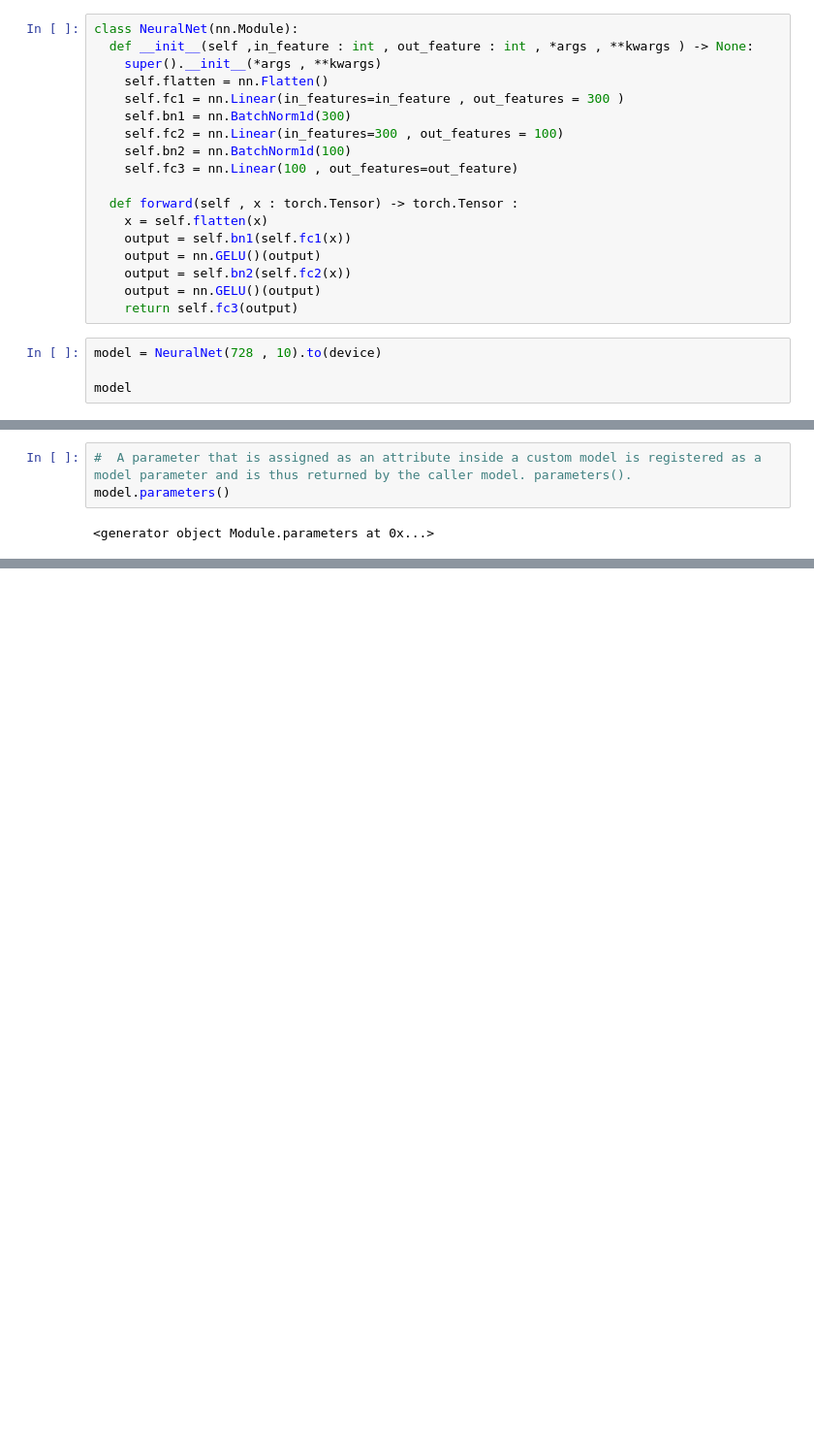
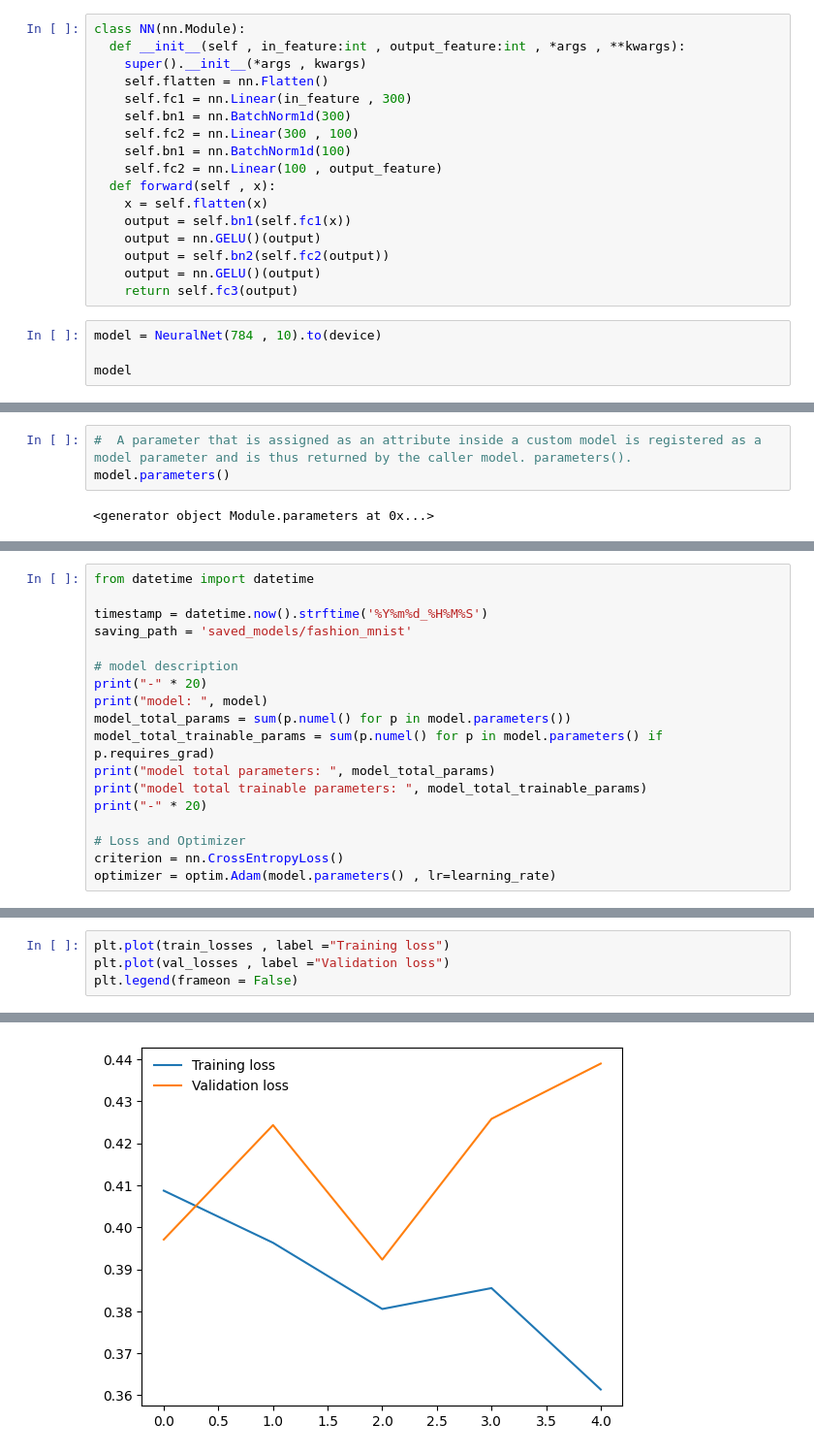
Before and after one commit to aiaaee/FashionMNIST, a Jupyter notebook: Github_fasionMNIST.ipynb, the cells around one changed output, grey strips where cells are left out. Shown at 97% size. Saved outputs shown, nothing was run; the diff lists cells and outputs as text; blank space fills up the shorter version.

```diff
--- a/Github_fasionMNIST.ipynb
+++ b/Github_fasionMNIST.ipynb
@@ -82,23 +67,22 @@ plt.show()
 # %%
-class NeuralNet(nn.Module):
-  def __init__(self ,in_feature : int , out_feature : int , *args , **kwargs ) -> None:
-    super().__init__(*args , **kwargs)
+class NN(nn.Module):
+  def __init__(self , in_feature:int , output_feature:int , *args , **kwargs):
+    super().__init__(*args , kwargs)
     self.flatten = nn.Flatten()
-    self.fc1 = nn.Linear(in_features=in_feature , out_features = 300 )
+    self.fc1 = nn.Linear(in_feature , 300)
     self.bn1 = nn.BatchNorm1d(300)
-    self.fc2 = nn.Linear(in_features=300 , out_features = 100)
-    self.bn2 = nn.BatchNorm1d(100)
-    self.fc3 = nn.Linear(100 , out_features=out_feature)
-
-  def forward(self , x : torch.Tensor) -> torch.Tensor :
+    self.fc2 = nn.Linear(300 , 100)
+    self.bn1 = nn.BatchNorm1d(100)
+    self.fc2 = nn.Linear(100 , output_feature)
+  def forward(self , x):
     x = self.flatten(x)
     output = self.bn1(self.fc1(x))
     output = nn.GELU()(output)
-    output = self.bn2(self.fc2(x))
+    output = self.bn2(self.fc2(output))
     output = nn.GELU()(output)
     return self.fc3(output)
 # %%
-model = NeuralNet(728 , 10).to(device)
+model = NeuralNet(784 , 10).to(device)
 
 model
 # %% [output]
@@ -148,0 +127,18 @@ optimizer = optim.Adam(model.parameters() , lr=learning_rate)
+# %%
+from datetime import datetime
+
+timestamp = datetime.now().strftime('%Y%m%d_%H%M%S')
+saving_path = 'saved_models/fashion_mnist'
+
+# model description
+print("-" * 20)
+print("model: ", model)
+model_total_params = sum(p.numel() for p in model.parameters())
+model_total_trainable_params = sum(p.numel() for p in model.parameters() if p.requires_grad)
+print("model total parameters: ", model_total_params)
+print("model total trainable parameters: ", model_total_trainable_params)
+print("-" * 20)
+
+# Loss and Optimizer
+criterion = nn.CrossEntropyLoss()
+optimizer = optim.Adam(model.parameters() , lr=learning_rate)
@@ -148,0 +234,5 @@ optimizer = optim.Adam(model.parameters() , lr=learning_rate)
+# %%
+plt.plot(train_losses , label ="Training loss")
+plt.plot(val_losses , label ="Validation loss")
+plt.legend(frameon = False)
+# %% [output]
@@ -148,0 +240 @@ optimizer = optim.Adam(model.parameters() , lr=learning_rate)
+[figure, added]
```
Also changed, not shown: parts of 11 cells of this notebook.
